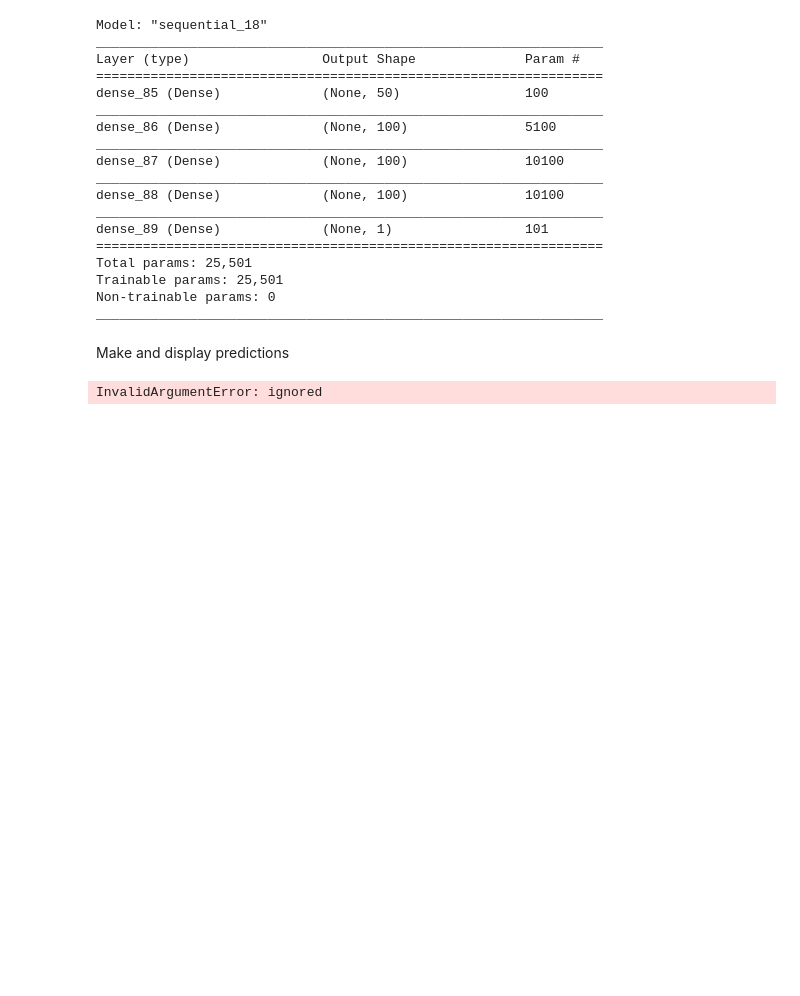
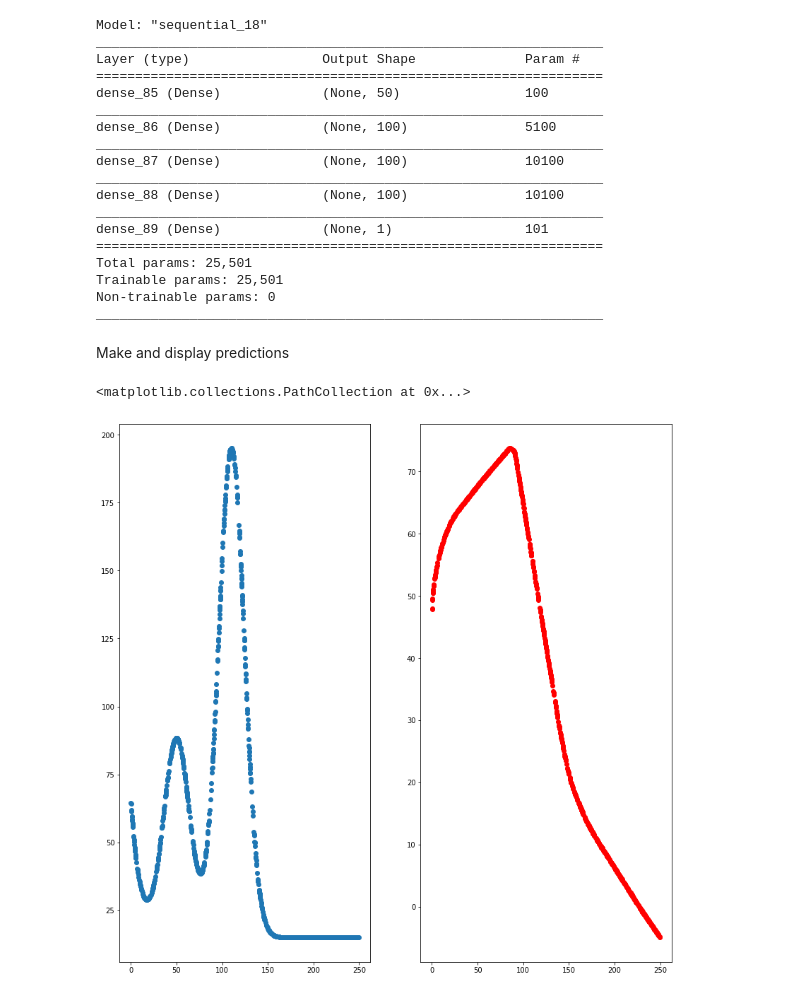
Before and after one commit to olegkleiman/tensors, a Jupyter notebook: colab_hint_gauss.ipynb, the cells around one changed output. Cells and saved outputs as stored; diff of their text form; code cells hidden in the pictures; blank space fills up the shorter version.

```diff
--- a/colab_hint_gauss.ipynb
+++ b/colab_hint_gauss.ipynb
@@ -106,23 +106,24 @@ Make and display predictions
 # %%
 y_predicted = model.predict(x_train)
 
 metric = tfa.metrics.r_square.RSquare()
-metric.update_state(y_train, y_predicted)
-result = metric.result()
-print('R^2 Score: {}'.format(resuls.numpy()))
+# metric.update_state(y_train, y_predicted)
+# result = metric.result()
+# print('R^2 Score: {}'.format(resuls.numpy()))
 
 figure = plt.figure(figsize=(14, 14))
 ax = figure.add_subplot(1, 2, 1)
 ax.scatter(x_train, y_train)
 
 ax = figure.add_subplot(1, 2, 2)
 ax.scatter(x_train, y_predicted, color='red')
 
 # y_validation_predicted = model.predict(x_validation)
 # ax = figure.add_subplot(2, 2, 1)
 # ax.scatter(x_validation, y_validation_predicted, color='blue')
 
 # ax = figure.add_subplot(2, 2, 2)
 # ax.scatter(x_validation, y_validation_predicted, color='red')
 # %% [output]
-InvalidArgumentError: ignored
+<matplotlib.collections.PathCollection at 0x...>
+[figure, added]
```
